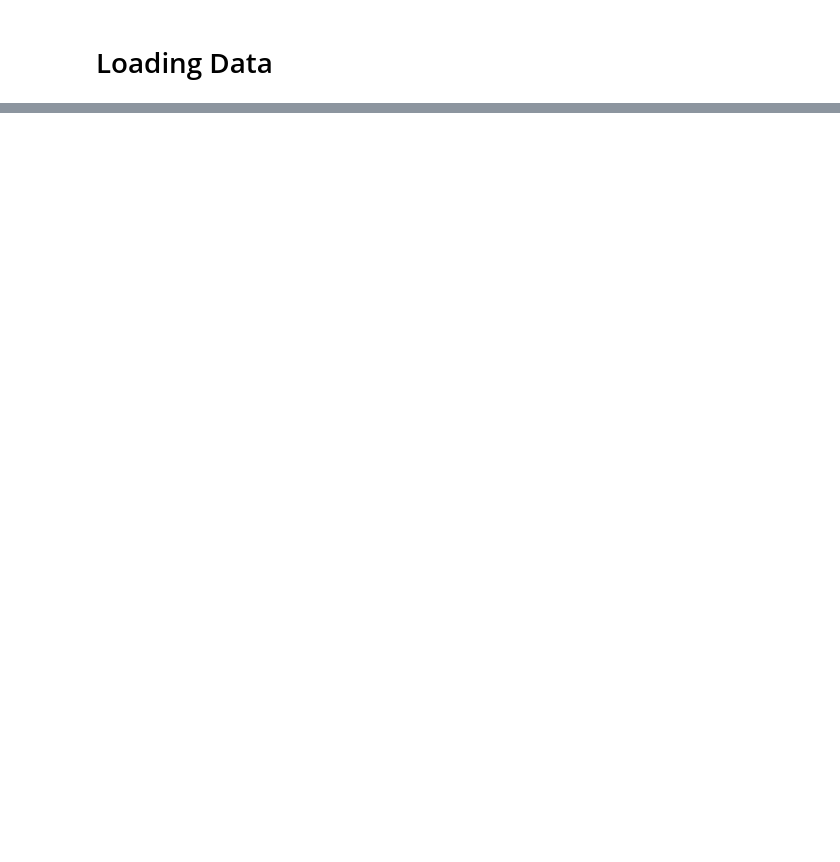
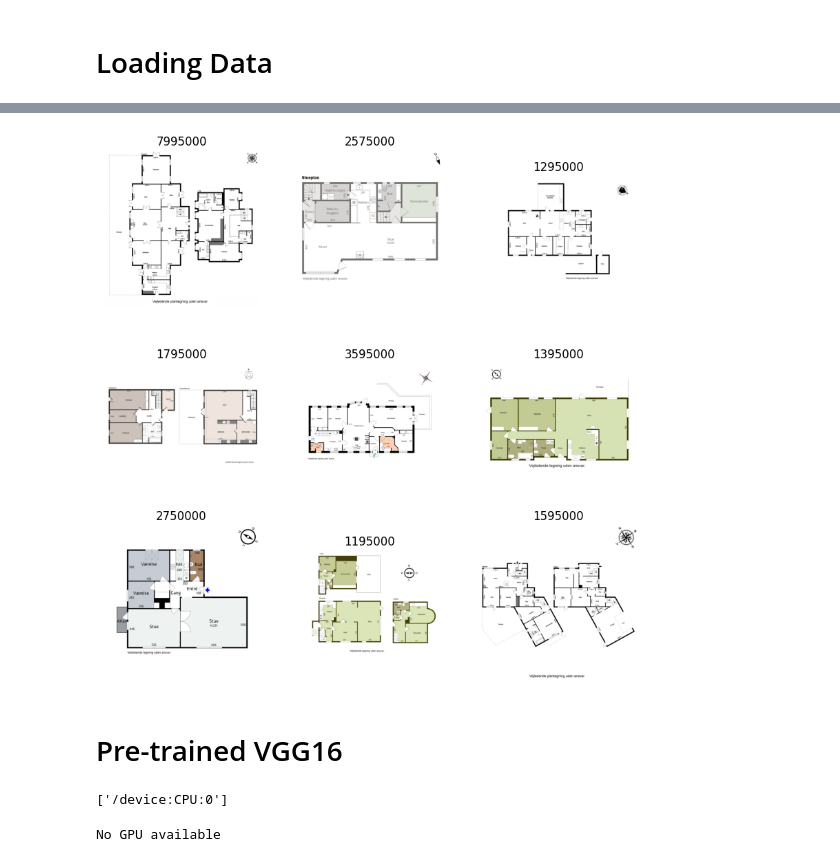
Before and after one commit to besplago/thesis-house-price-estimation, a Jupyter notebook: house_price_cnn.ipynb, the cells around one changed output, grey strips where cells are left out. Saved outputs shown, nothing was run; the diff lists cells and outputs as text; code cells hidden in the pictures; blank space fills up the shorter version.

```diff
--- a/house_price_cnn.ipynb
+++ b/house_price_cnn.ipynb
@@ -93,8 +104,6 @@ def data_to_DF(houses: list[House])-> pd.DataFrame:
   return df
 # %%
 path = "../nybolig-scrape/output"
-houses = load_houses(path)
+houses = load_houses(path, max_houses=1000)
 houses_df = data_to_DF(houses)
 display(houses_df.head())
-
-plt.imshow(houses[0].image_floorplan)
@@ -100,0 +134,45 @@ plt.imshow(houses[0].image_floorplan)
+# %%
+from sklearn.model_selection import train_test_split
+
+# Split the data into train, validation and test sets with a 60-20-20 ratio
+train_df, test_df = train_test_split(houses_df, test_size=0.2, random_state=0)
+train_df, valid_df = train_test_split(train_df, test_size=0.20, random_state=0)
+# %%
+plt.figure(figsize=(10, 10))
+for i, (image, label) in enumerate(zip(train_df["image_floorplan"][0:9], train_df["price"][0:9])):
+    plt.subplot(3, 3, i + 1)
+    plt.imshow(image)
+    plt.title(f"{label}")
+    plt.axis("off")
+# %% [output]
+[figure, added]
+# %% [markdown]
+# Pre-trained VGG16
+# %%
+from tensorflow.python.client import device_lib
+
+def get_available_devices():
+    local_device_protos = device_lib.list_local_devices()
+    return [x.name for x in local_device_protos]
+
+print(get_available_devices())
+# %% [output]
+['/device:CPU:0']
+# %%
+import tensorflow as tf
+
+# Check available GPUs
+gpus = tf.config.experimental.list_physical_devices('GPU')
+if gpus:
+    # Set the GPU to be used
+    try:
+        tf.config.experimental.set_visible_devices(gpus[0], 'GPU')
+        logical_gpus = tf.config.experimental.list_logical_devices('GPU')
+        print(len(gpus), "Physical GPUs,", len(logical_gpus), "Logical GPU")
+    except RuntimeError as e:
+        # Visible devices must be set before GPUs have been initialized
+        print(e)
+else:
+    print("No GPU available")
+# %% [output]
+No GPU available
```
Also changed, not shown: parts of 10 cells of this notebook, 3 other files.
